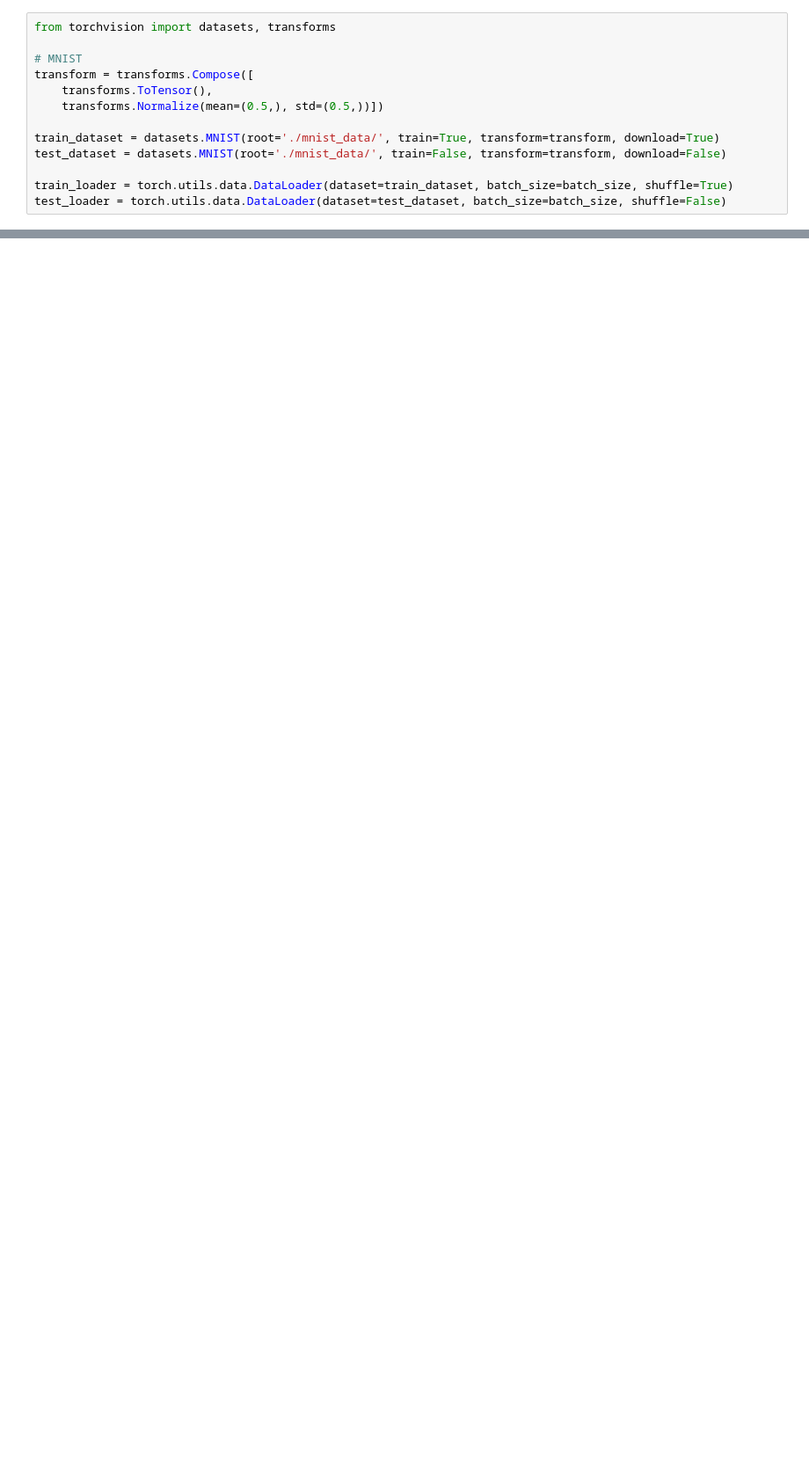
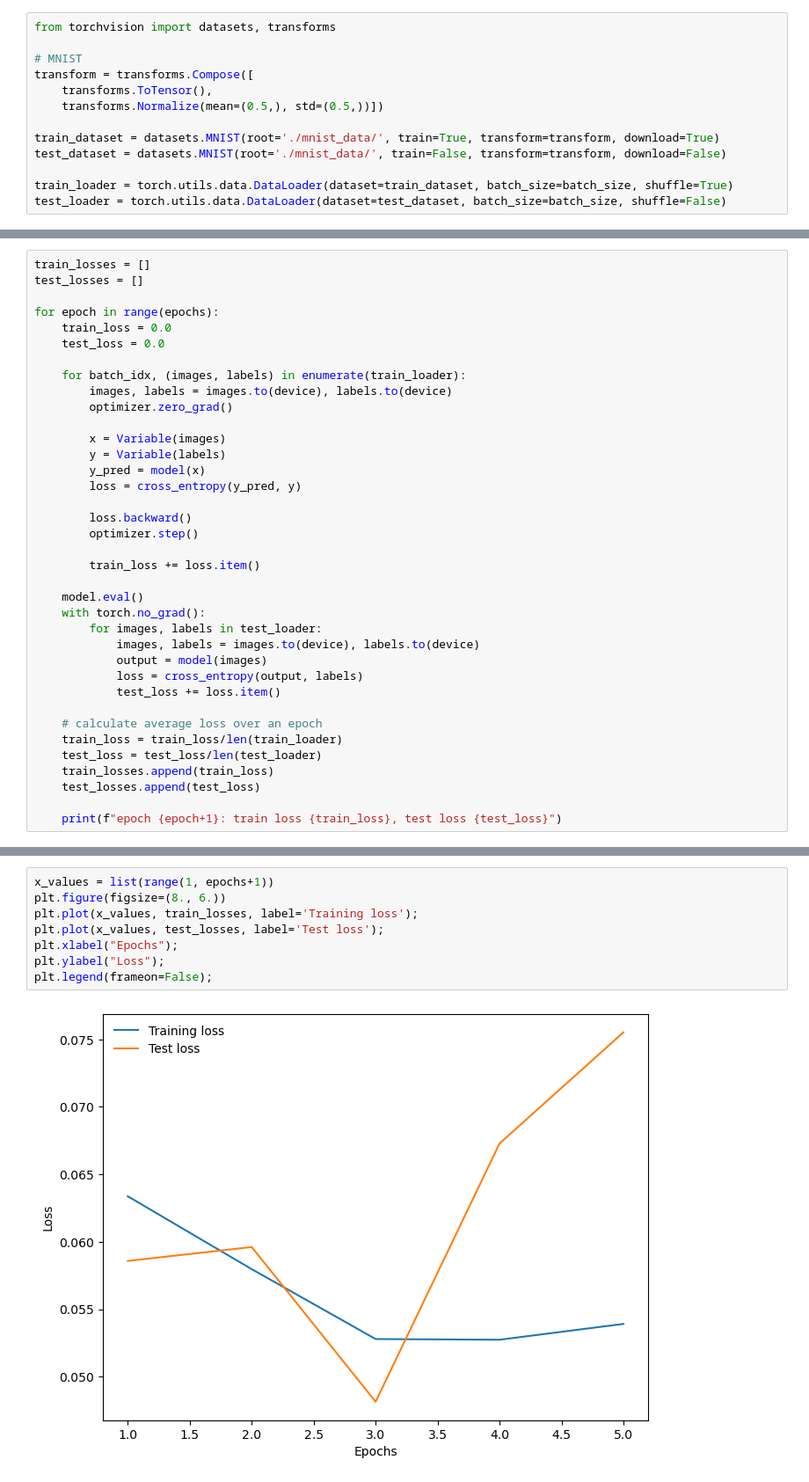
Before and after one commit to NShravanReddy/DeepLearning, a Jupyter notebook: cnn.ipynb, the cells around one changed output, grey strips where cells are left out. Shown: that part at 88% size. Cells and saved outputs as stored; diff of their text form; blank space fills up the shorter version.

```diff
--- a/cnn.ipynb
+++ b/cnn.ipynb
@@ -38,0 +79,37 @@ show_images(make_grid(images,nrow=10))
+# %%
+train_losses = []
+test_losses = []
+
+for epoch in range(epochs):
+    train_loss = 0.0
+    test_loss = 0.0
+
+    for batch_idx, (images, labels) in enumerate(train_loader):
+        images, labels = images.to(device), labels.to(device)
+        optimizer.zero_grad()
+
+        x = Variable(images)
+        y = Variable(labels)
+        y_pred = model(x)
+        loss = cross_entropy(y_pred, y)
+
+        loss.backward()
+        optimizer.step()
+
+        train_loss += loss.item()
+
+    model.eval()
+    with torch.no_grad():
+        for images, labels in test_loader:
+            images, labels = images.to(device), labels.to(device)
+            output = model(images)
+            loss = cross_entropy(output, labels)
+            test_loss += loss.item()
+
+    # calculate average loss over an epoch
+    train_loss = train_loss/len(train_loader)
+    test_loss = test_loss/len(test_loader)
+    train_losses.append(train_loss)
+    test_losses.append(test_loss)
+
+    print(f"epoch {epoch+1}: train loss {train_loss}, test loss {test_loss}")
@@ -38,0 +122,10 @@ show_images(make_grid(images,nrow=10))
+# %%
+x_values = list(range(1, epochs+1))
+plt.figure(figsize=(8., 6.))
+plt.plot(x_values, train_losses, label='Training loss');
+plt.plot(x_values, test_losses, label='Test loss');
+plt.xlabel("Epochs");
+plt.ylabel("Loss");
+plt.legend(frameon=False);
+# %% [output]
+[figure, added]
```
Also changed, not shown: parts of 9 cells of this notebook, 3 other files.
